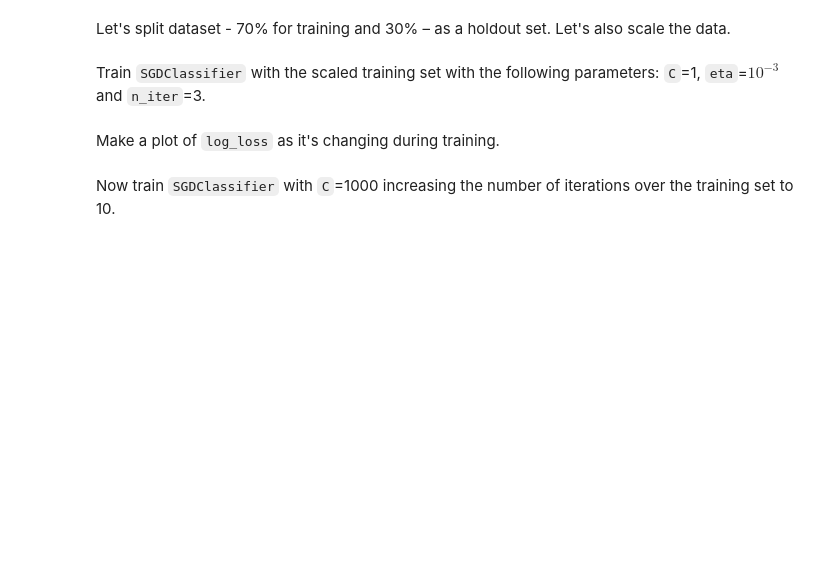
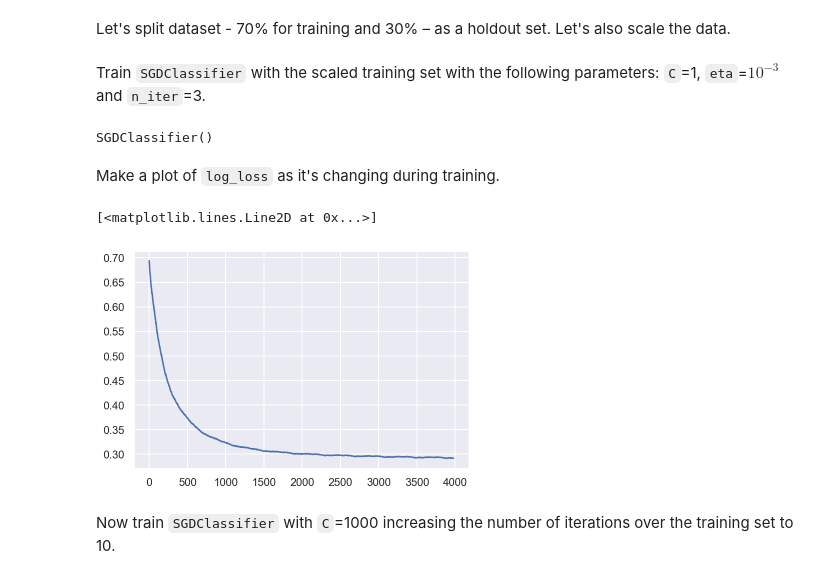
Before and after one commit to Extremesarova/mlcourse, a Jupyter notebook: assignment08/assignment08_implement_sgd_regr_and_clf.ipynb, the cells around one changed output. Drawn from its saved outputs; the diff is of its cells as text; code cells hidden in the pictures; blank space fills up the shorter version.

Commit message:
implemented fit method for SGDClassifier

```diff
--- a/assignment08/assignment08_implement_sgd_regr_and_clf.ipynb
+++ b/assignment08/assignment08_implement_sgd_regr_and_clf.ipynb
@@ -266,0 +251,3 @@ class SGDClassifier(BaseEstimator):
+# %%
+def kronecker_symbol(j):
+    return 1 if j != 0 else 0
@@ -289,2 +315,7 @@ Train `SGDClassifier` with the scaled training set with the following parameters
+# %%
+log_reg = SGDClassifier()
+log_reg.fit(X_train_scaled, y_train)
+# %% [output]
+SGDClassifier()
 # %% [markdown]
 Make a plot of `log_loss` as it's changing during training.
@@ -293,3 +322,8 @@ Make a plot of `log_loss` as it's changing during training.
+# %%
+plt.plot(log_reg.loss_)
+# %% [output]
+[<matplotlib.lines.Line2D at 0x...>]
+[figure, added]
 # %% [markdown]
 Now train `SGDClassifier` with `C`=1000 increasing the number of iterations over the training set to 10.
 # %%
```
Also changed, not shown: parts of 5 cells of this notebook.
